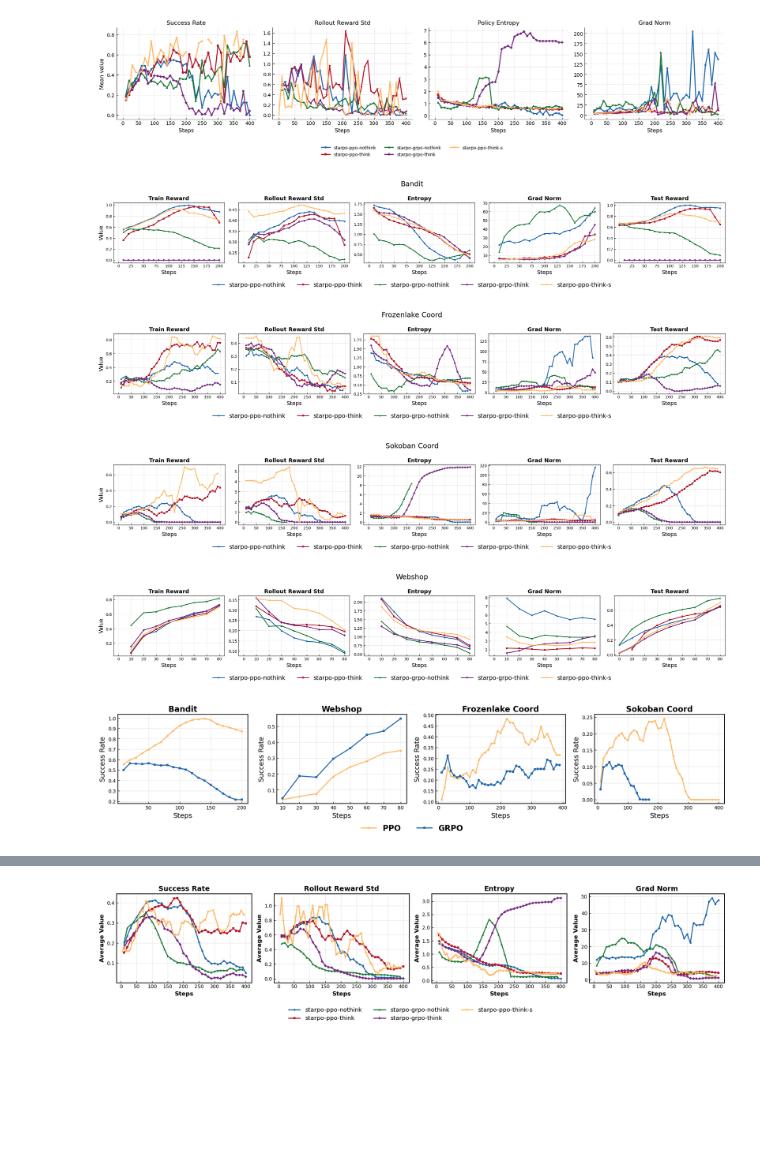
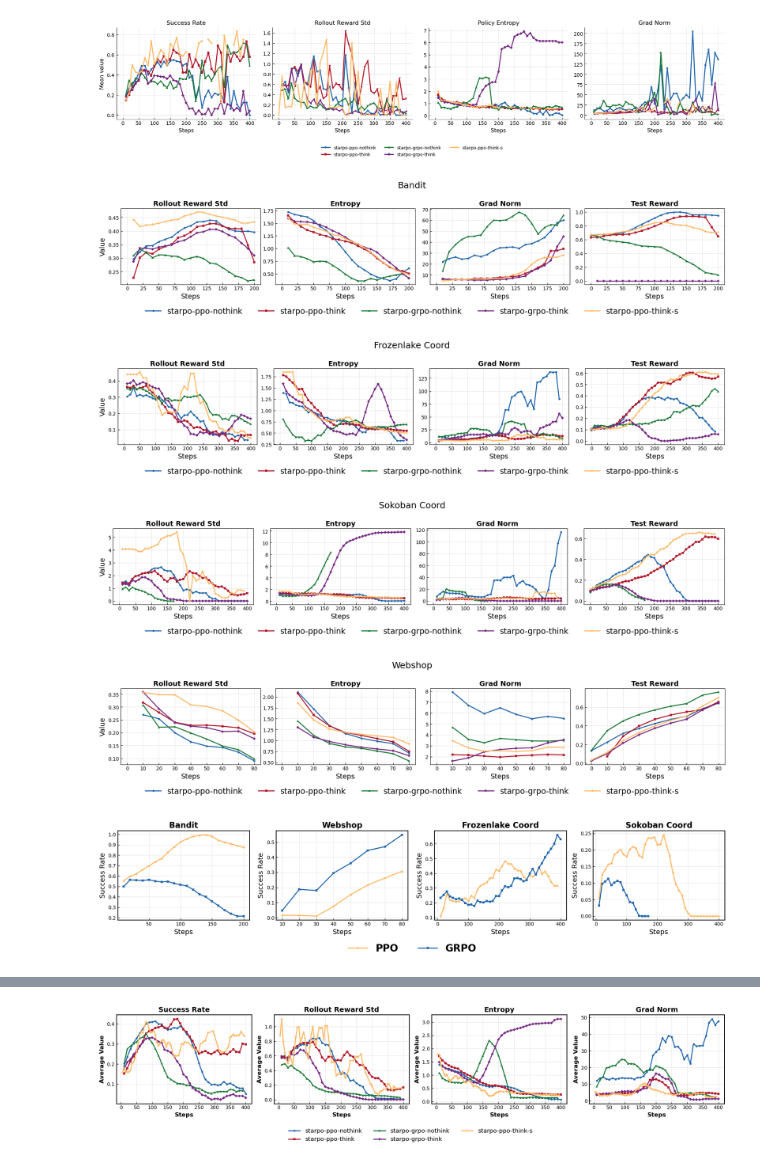
Before and after one commit to mll-lab-nu/RAGEN, a Jupyter notebook: plot.ipynb, the cells around one changed output, grey strips where cells are left out. Saved outputs shown, nothing was run; the diff lists cells and outputs as text; code cells hidden in the pictures; blank space fills up the shorter version.

Commit message:
update plots

```diff
--- a/plot.ipynb
+++ b/plot.ipynb
@@ -300,7 +300,7 @@ def smooth_series(series, window):
     return series.rolling(window, min_periods=1).mean()
 
 METRIC_COLUMNS = [
-    ("train_reward", "Train Reward"),
+    # ("train_reward", "Train Reward"),
     ("rollout_reward_std", "Rollout Reward Std"),
     ("entropy", "Entropy"),
     ("grad_norm", "Grad Norm"),
@@ -422,39 +422,39 @@ for task in task_order:
                 label=cond["label"],
                 color=cond["color"],
                 linestyle="-",
                 linewidth=2,
                 marker=marker,
                 markersize=4,
                 markerfacecolor=cond["color"],
                 markeredgecolor=cond["color"],
                 markeredgewidth=0.0,
             )
 
         ax.set_xlabel("Steps", fontweight="medium", fontsize=14)
         ax.grid(True, alpha=0.3)
 
     axes[0].set_ylabel("Value", fontweight="medium", fontsize=14)
     fig.suptitle(task.replace("_", " ").title(), y=1, fontsize=18)
 
     handles, labels = axes[0].get_legend_handles_labels()
     if handles:
         fig.legend(
             handles, labels,
             loc="lower center",
             ncol=5,
             frameon=False,
             bbox_to_anchor=(0.5, -0.14),
             fontsize=30,
-            prop={"weight": "medium", "size": 15},
+            prop={"weight": "medium", "size": 16},
         )
     plt.tight_layout(rect=[0, 0.0, 1, 1])
-    # plt.savefig("figs/test.pdf", format="pdf")
+    plt.savefig(f"figs/{task}_all_metrics_4.pdf", format="pdf", bbox_inches="tight")
     plt.show()
 # %% [output]
-[figure, old version]
+[figure, new version]
-[figure, old version]
+[figure, new version]
-[figure, old version]
+[figure, new version]
-[figure, old version]
+[figure, new version]
 # %%
 import matplotlib.pyplot as plt
 from itertools import cycle  # already imported above; safe to reuse
@@ -530,12 +530,12 @@ if handles:
         loc="lower center",
         ncol=len(algo_specs),
         frameon=False,
-        bbox_to_anchor=(0.5, -0.1),
-        prop={"weight": "bold", "size": 16},
+        bbox_to_anchor=(0.5, -0.15),
+        prop={"weight": "bold", "size": 20},
     )
 
 plt.tight_layout(rect=[0, 0.02, 1, 1])
-# plt.savefig("figs/ppo_vs_grpo_train_reward.pdf", format="pdf")
+plt.savefig("figs/ppo_vs_grpo_success_rate.pdf", format="pdf", bbox_inches="tight")
 plt.show()
 # %% [output]
-[figure, old version]
+[figure, new version]
```
Also changed, not shown: parts of 2 cells of this notebook.
